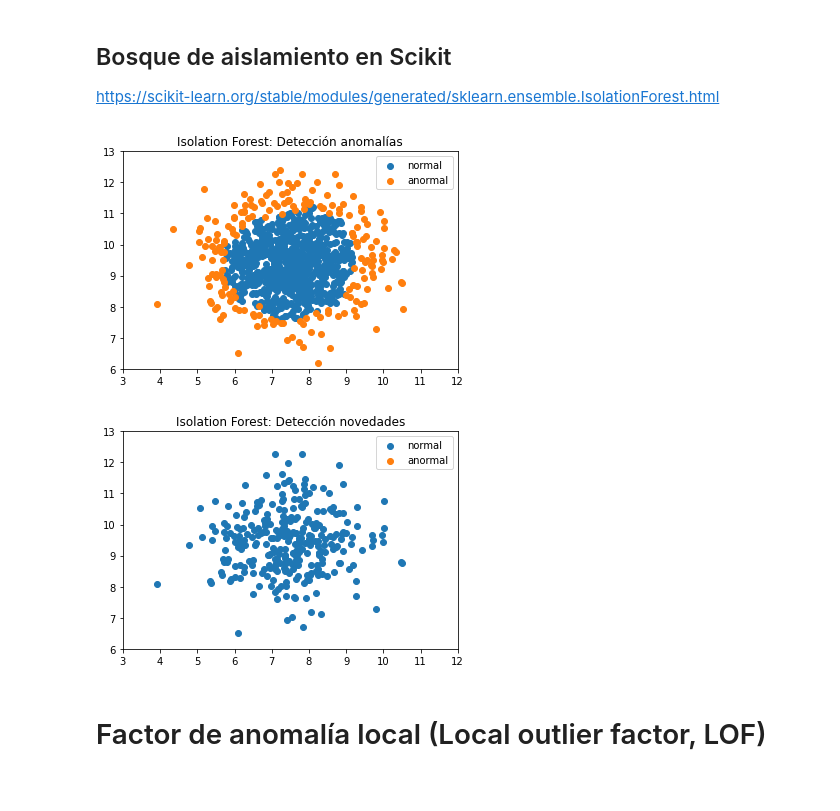
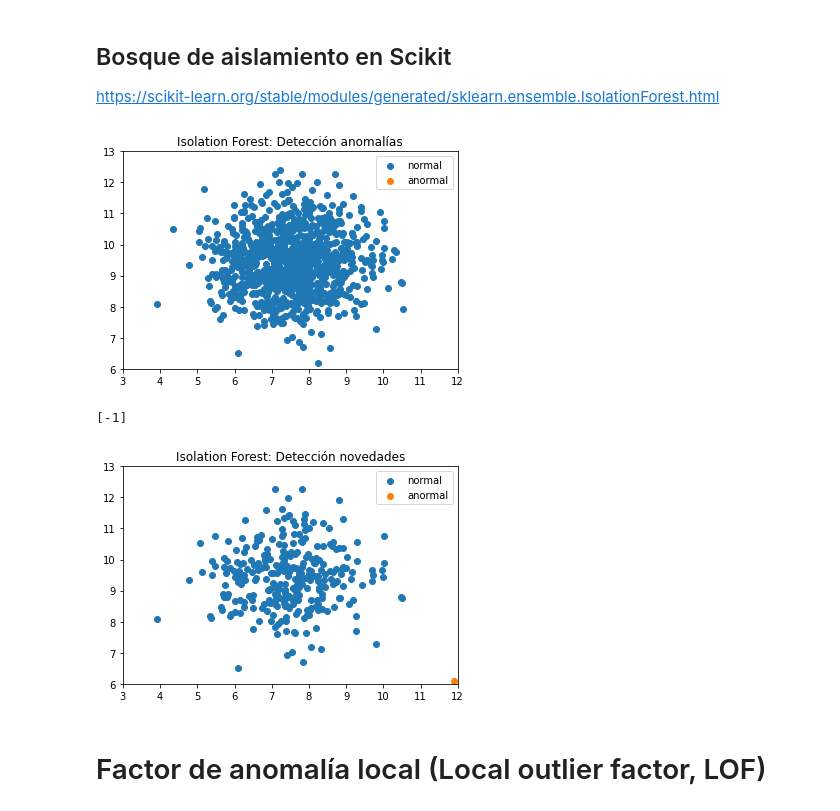
Before and after one commit to fleaman-udec/aprendizaje-automatico, a Jupyter notebook: AAIM-M3b-Anomalias-Novedades.ipynb, the cells around one changed output. Saved outputs shown, nothing was run; the diff lists cells and outputs as text; code cells hidden in the pictures.

```diff
--- a/AAIM-M3b-Anomalias-Novedades.ipynb
+++ b/AAIM-M3b-Anomalias-Novedades.ipynb
@@ -101,15 +103,19 @@ https://scikit-learn.org/stable/modules/generated/sklearn.ensemble.IsolationFore
 # %%
 from sklearn.ensemble import IsolationForest
 
-clf = IsolationForest(n_estimators=100, max_samples=256, contamination='auto', random_state=0).fit(X)
+clf = IsolationForest(n_estimators=100, max_samples=256, contamination=0., random_state=0).fit(X)
 y_predict = clf.predict(X)
+
 plt.scatter(X[:, 0][y_predict == 1], X[:, 1][y_predict == 1], label='normal')
 plt.scatter(X[:, 0][y_predict == -1], X[:, 1][y_predict == -1], label='anormal')
 plt.xlim(3, 12), plt.ylim(6, 13), plt.title('Isolation Forest: Detección anomalías')
 plt.legend()
 plt.show()
+
+print( clf.predict([[5, 12]]) )
 # %% [output]
-[figure, old version]
+[figure, new version]
+[-1]
 # %%
 from sklearn.model_selection import train_test_split
 
@@ -117,7 +123,7 @@ X_train, X_test, y_train, y_test = train_test_split(X, y, test_size=0.3, random_
 
 clf = IsolationForest(n_estimators=100, max_samples=256, contamination=0., random_state=0).fit(X_train)
 
-#X_test = np.append(X_test, [[11.9, 6.1]], axis=0)
+X_test = np.append(X_test, [[11.9, 6.1]], axis=0)
 y_test_predict = clf.predict(X_test)
 plt.scatter(X_test[:, 0][y_test_predict == 1], X_test[:, 1][y_test_predict == 1], label='normal')
 plt.scatter(X_test[:, 0][y_test_predict == -1], X_test[:, 1][y_test_predict == -1], label='anormal')
@@ -125,7 +131,7 @@ plt.xlim(3, 12), plt.ylim(6, 13), plt.title('Isolation Forest: Detección noveda
 plt.legend()
 plt.show()
 # %% [output]
-[figure, old version]
+[figure, new version]
 # %% [markdown]
 # Factor de anomalía local (Local outlier factor, LOF)
 # %% [markdown]
```
Also changed, not shown: parts of 2 cells of this notebook, 2 other files.
